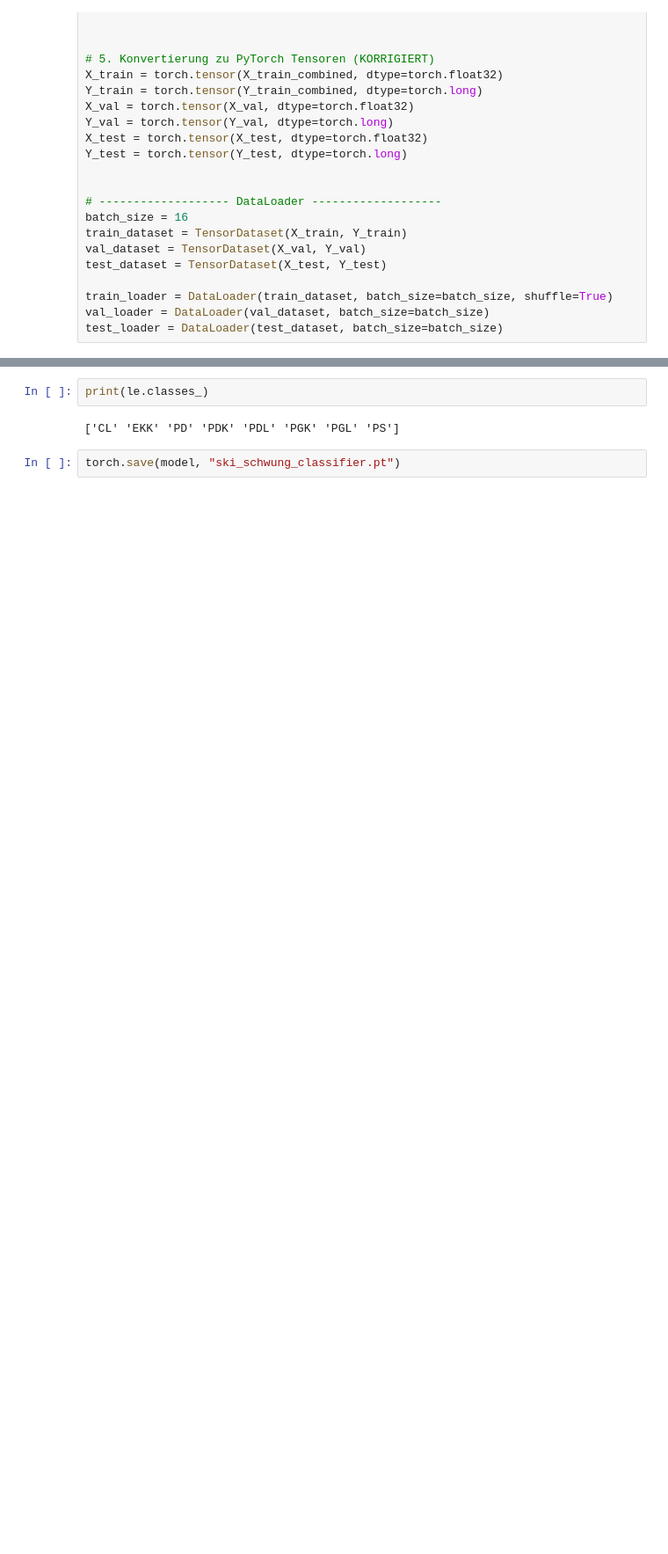
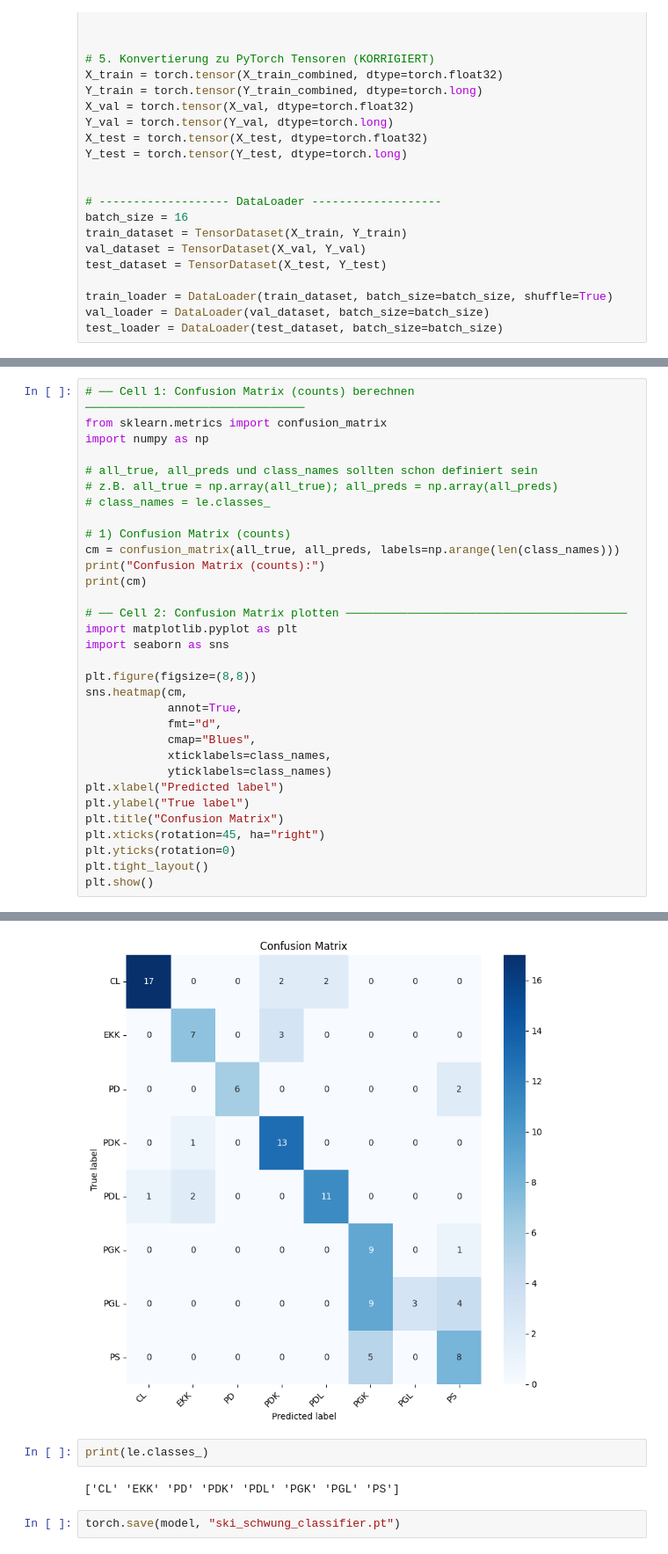
Before and after one commit to pascalghanimi/Ski-Classification-AI, a Jupyter notebook: Deep_Learning.ipynb, the cells around one changed output, grey strips where cells are left out. Shown at 88% size. Saved outputs shown, nothing was run; the diff lists cells and outputs as text; blank space fills up the shorter version.

```diff
--- a/Deep_Learning.ipynb
+++ b/Deep_Learning.ipynb
@@ -523,0 +629,33 @@ PDK Precision: 0.7143
+# %%
+# ── Cell 1: Confusion Matrix (counts) berechnen ────────────────────────────────
+from sklearn.metrics import confusion_matrix
+import numpy as np
+
+# all_true, all_preds und class_names sollten schon definiert sein
+# z.B. all_true = np.array(all_true); all_preds = np.array(all_preds)
+# class_names = le.classes_
+
+# 1) Confusion Matrix (counts)
+cm = confusion_matrix(all_true, all_preds, labels=np.arange(len(class_names)))
+print("Confusion Matrix (counts):")
+print(cm)
+
+# ── Cell 2: Confusion Matrix plotten ─────────────────────────────────────────
+import matplotlib.pyplot as plt
+import seaborn as sns
+
+plt.figure(figsize=(8,8))
+sns.heatmap(cm,
+            annot=True,
+            fmt="d",
+            cmap="Blues",
+            xticklabels=class_names,
+            yticklabels=class_names)
+plt.xlabel("Predicted label")
+plt.ylabel("True label")
+plt.title("Confusion Matrix")
+plt.xticks(rotation=45, ha="right")
+plt.yticks(rotation=0)
+plt.tight_layout()
+plt.show()
+# %% [output]
@@ -524,3 +671,4 @@ PDK Precision: 0.7143
+[figure, added]
 # %%
 print(le.classes_)
 # %% [output]
```
Also changed, not shown: parts of 10 cells of this notebook.
